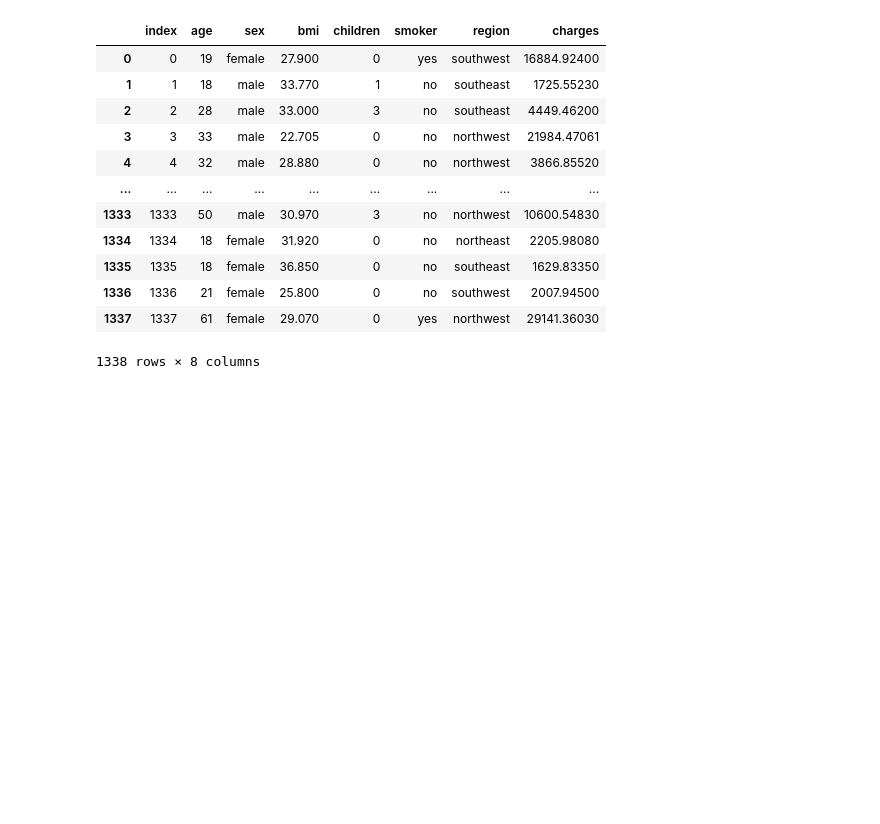
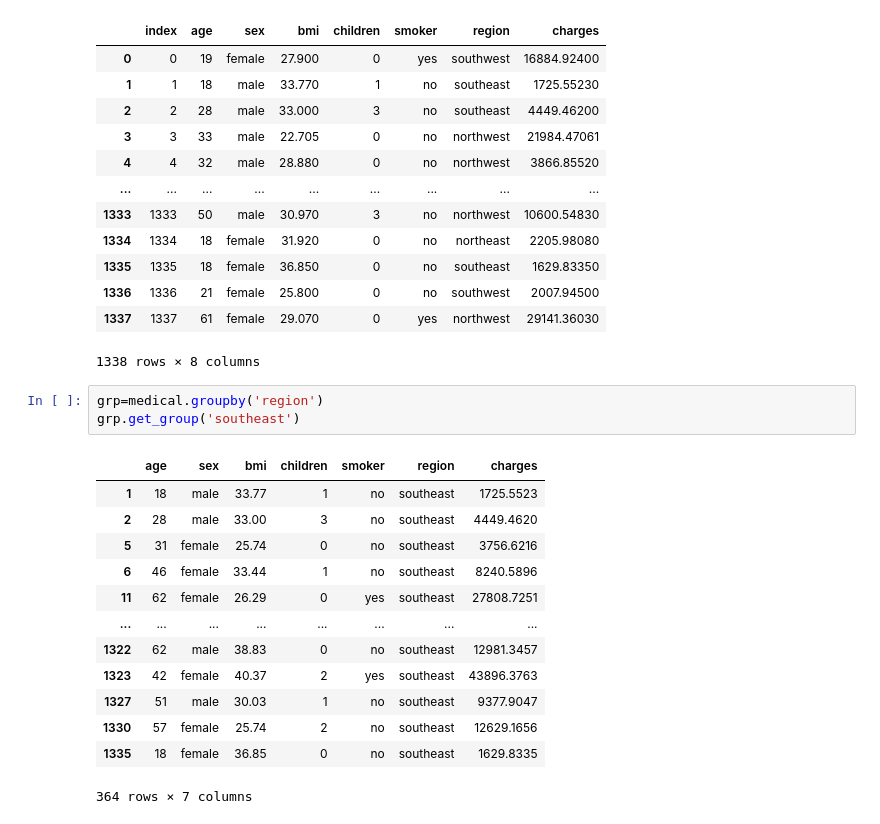
Before and after one commit to moni14-code/dataScience, a Jupyter notebook: medicalCost.ipynb, the cells around one changed output. Saved outputs shown, nothing was run; the diff lists cells and outputs as text; blank space fills up the shorter version.

```diff
--- a/medicalCost.ipynb
+++ b/medicalCost.ipynb
@@ -120,3 +131,20 @@ medical.reset_index()
 | 1336 | 1336 | 21 | female | 25.800 | 0 | no | southwest | 2007.94500 |
 | 1337 | 1337 | 61 | female | 29.070 | 0 | yes | northwest | 29141.36030 |
 1338 rows × 8 columns
+# %%
+grp=medical.groupby('region')
+grp.get_group('southeast')
+# %% [output]
+|  | age | sex | bmi | children | smoker | region | charges |
+| 1 | 18 | male | 33.77 | 1 | no | southeast | 1725.5523 |
+| 2 | 28 | male | 33.00 | 3 | no | southeast | 4449.4620 |
+| 5 | 31 | female | 25.74 | 0 | no | southeast | 3756.6216 |
+| 6 | 46 | female | 33.44 | 1 | no | southeast | 8240.5896 |
+| 11 | 62 | female | 26.29 | 0 | yes | southeast | 27808.7251 |
+| ... | ... | ... | ... | ... | ... | ... | ... |
+| 1322 | 62 | male | 38.83 | 0 | no | southeast | 12981.3457 |
+| 1323 | 42 | female | 40.37 | 2 | yes | southeast | 43896.3763 |
+| 1327 | 51 | male | 30.03 | 1 | no | southeast | 9377.9047 |
+| 1330 | 57 | female | 25.74 | 2 | no | southeast | 12629.1656 |
+| 1335 | 18 | female | 36.85 | 0 | no | southeast | 1629.8335 |
+364 rows × 7 columns
```
Also changed, not shown: parts of 2 cells of this notebook.
